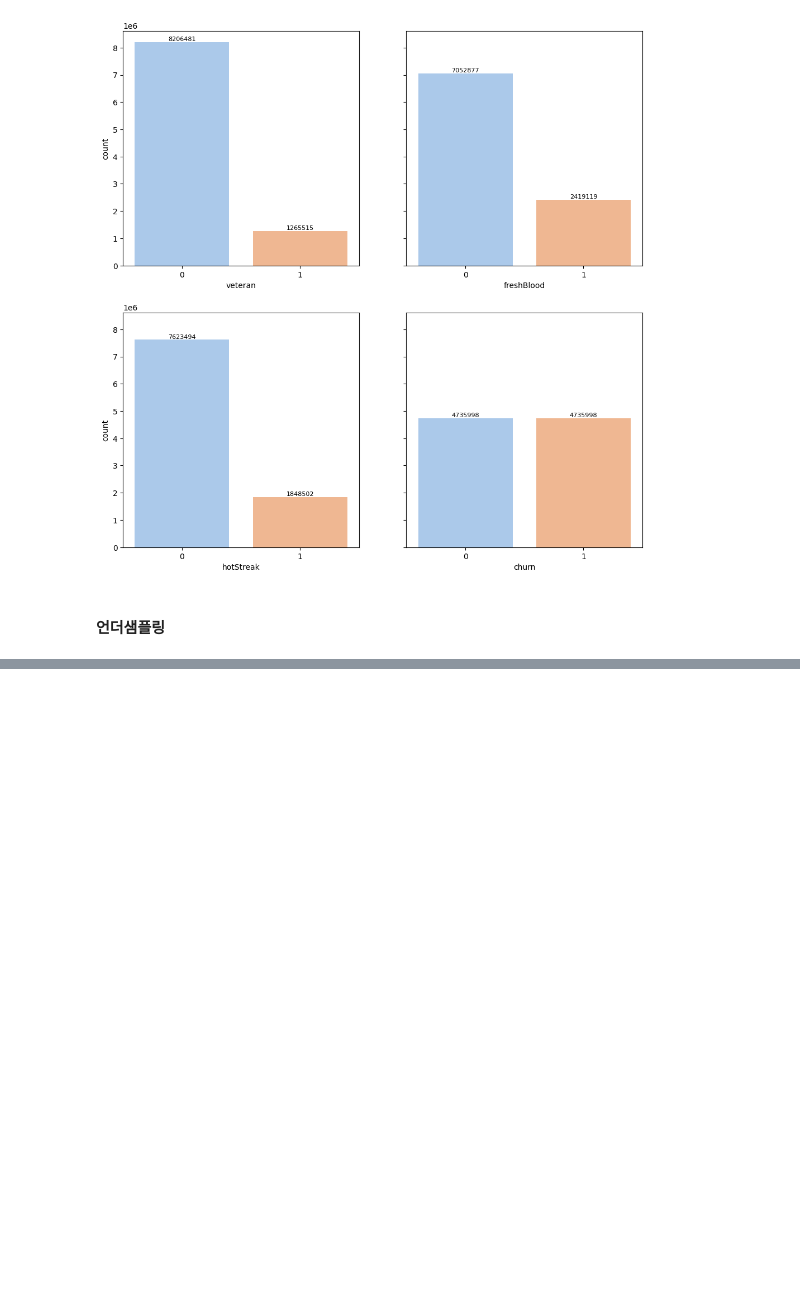
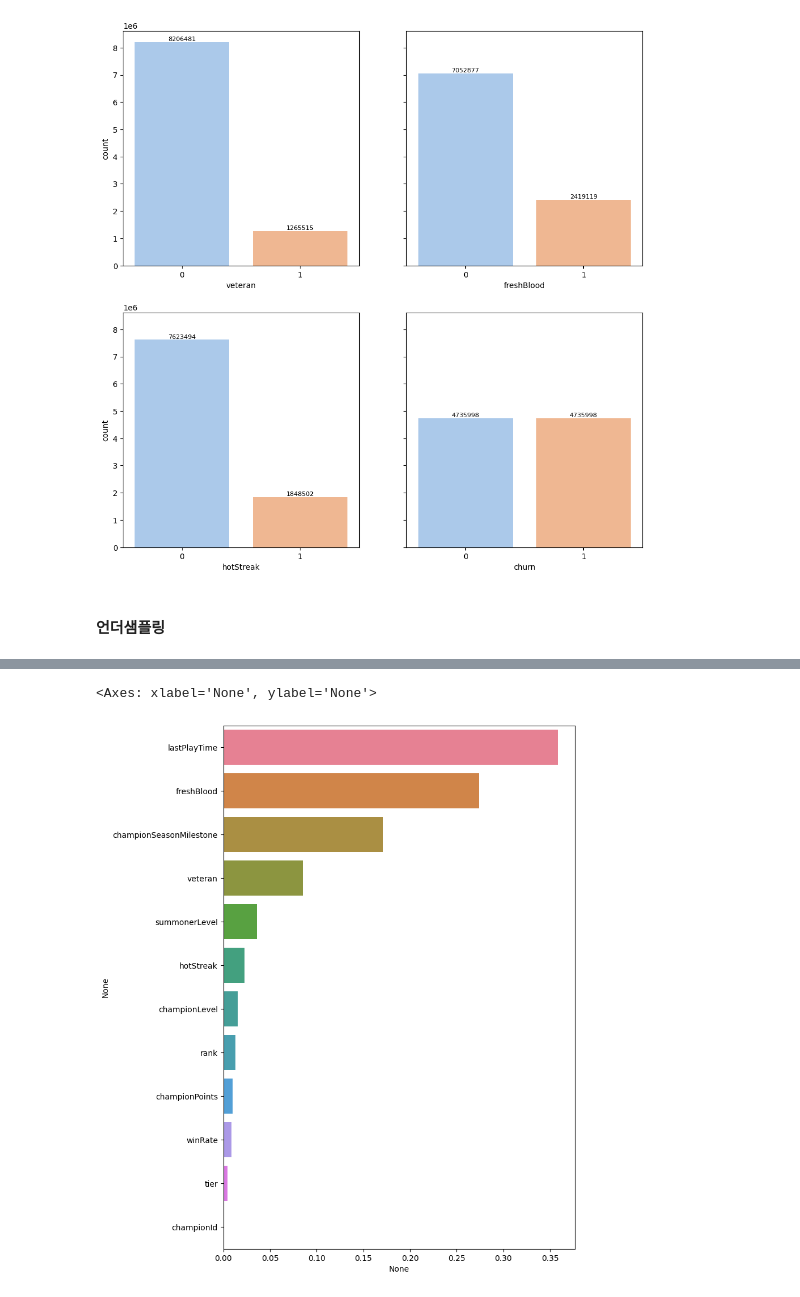
Before and after one commit to SKNETWORKS-FAMILY-AICAMP/SKN11-2nd-4Team, a Jupyter notebook: Model/random_forest.ipynb, the cells around one changed output, grey strips where cells are left out. Drawn from its saved outputs; the diff is of its cells as text; code cells hidden in the pictures; blank space fills up the shorter version.

Commit message:
random_forest_final

```diff
--- a/Model/random_forest.ipynb
+++ b/Model/random_forest.ipynb
@@ -96,7 +97,7 @@ Name: count, dtype: int64
 # %% [markdown]
 #### 언더샘플링
 # %%
-columns = ["churn","hotStreak","veteran", "freshBlood"] # "veteran", "freshBlood", "churn"
+columns = ["veteran", "freshBlood","hotStreak","churn"] # "veteran", "freshBlood", "churn"
 undersampl_X_data = oversampl_data.copy()
 tomek = TomekLinks(sampling_strategy='majority')
 
@@ -192,0 +190,19 @@ print(f1_score_test)
+# %%
+from sklearn.model_selection import GridSearchCV
+params = {
+    'n_estimators':[200, 300, 400],
+    'max_depth' : [6, 8, 7, 9],
+    'min_samples_leaf' : [8, 12, 18],
+    'min_samples_split' : [8, 16, 20]
+}
+
+rf_clf = RandomForestClassifier(random_state=0, n_jobs=-1)
+grid_cv = GridSearchCV(rf_clf , param_grid=params , cv=2, n_jobs=2, verbose=2 )
+grid_cv.fit(X_train , y_train) # grid.cv.fit(train_x, train_y)
+
+estimator =grid_cv.best_estimator_
+pred = estimator.predict(X_test) # estimator.predict(test)
+
+print('최적 하이퍼 파라미터:\n', grid_cv.best_params_)
+print('최고 예측 정확도: {0:.4f}'.format(grid_cv.best_score_))
+acc_score_test(y_test , pred)
@@ -192,0 +242,3 @@ print(f1_score_test)
+# %%
+feat_imptc_ser = pd.Series(rf_clf.feature_importances_, index=input_data_x.columns).sort_values(ascending=False)
+feat_imptc_ser
@@ -192,0 +259,10 @@ print(f1_score_test)
+# %%
+plt.figure(figsize=(8, 12))
+sns.barplot(
+    x = feat_imptc_ser,
+    y = feat_imptc_ser.index,
+    hue = feat_imptc_ser.index
+)
+# %% [output]
+<Axes: xlabel='None', ylabel='None'>
+[figure, added]
```
Also changed, not shown: parts of 12 cells of this notebook.
